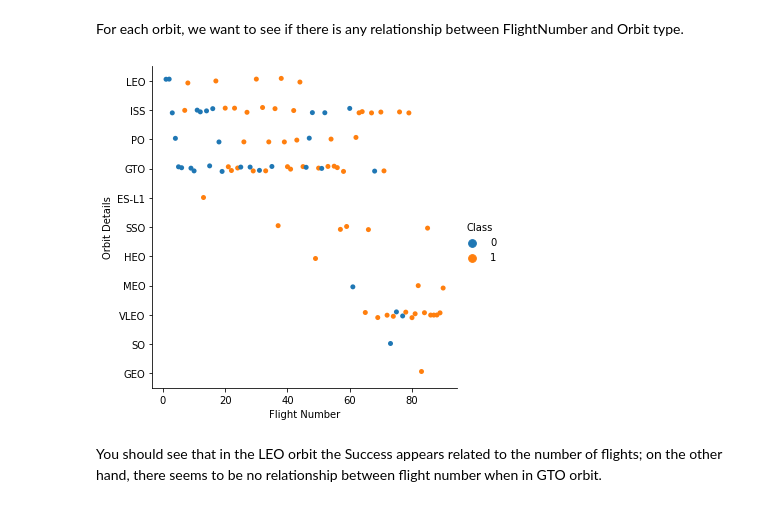
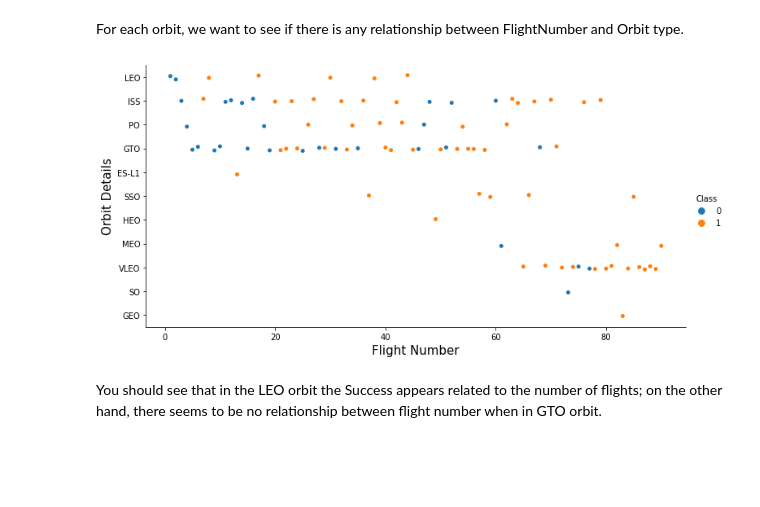
Before and after one commit to paragpallavsingh/ibm_ds_capstone, a Jupyter notebook: EDA with Data Visualization.ipynb, the cells around one changed output. Cells and saved outputs as stored; diff of their text form; code cells hidden in the pictures; blank space fills up the shorter version.

```diff
--- a/EDA with Data Visualization.ipynb
+++ b/EDA with Data Visualization.ipynb
@@ -128,12 +132,12 @@ Analyze the ploted bar chart try to find which orbits have high sucess rate.
 For each orbit, we want to see if there is any relationship between FlightNumber and Orbit type.
 # %%
 # Plot a scatter point chart with x axis to be FlightNumber and y axis to be the Orbit, and hue to be the class value
-sns.catplot(x='FlightNumber',y='Orbit',data=df,hue='Class')
-plt.xlabel('Flight Number')
-plt.ylabel('Orbit Details')
+sns.catplot(x='FlightNumber',y='Orbit',data=df,hue='Class',aspect=2)
+plt.xlabel('Flight Number',fontsize=15)
+plt.ylabel('Orbit Details',fontsize=15)
 plt.show()
 # %% [output]
-[figure, old version]
+[figure, new version]
 # %% [markdown]
 You should see that in the LEO orbit the Success appears related to the number of flights; on the other hand, there seems to be no relationship between flight number when in GTO orbit.
 # %% [markdown]
```
Also changed, not shown: parts of 5 cells of this notebook.
